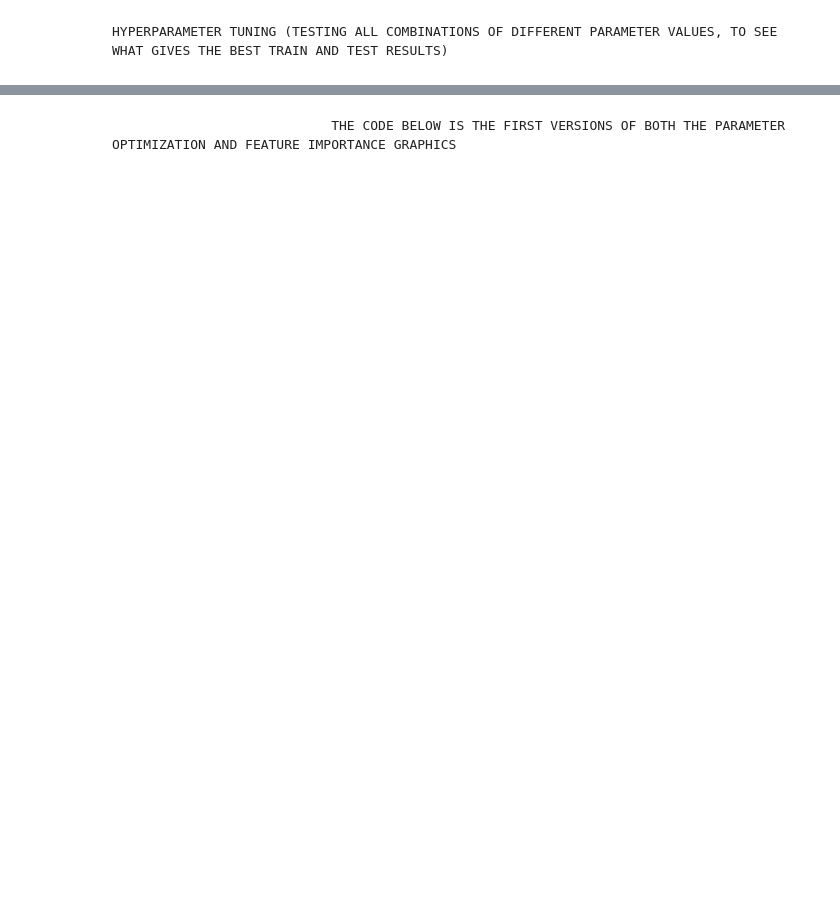
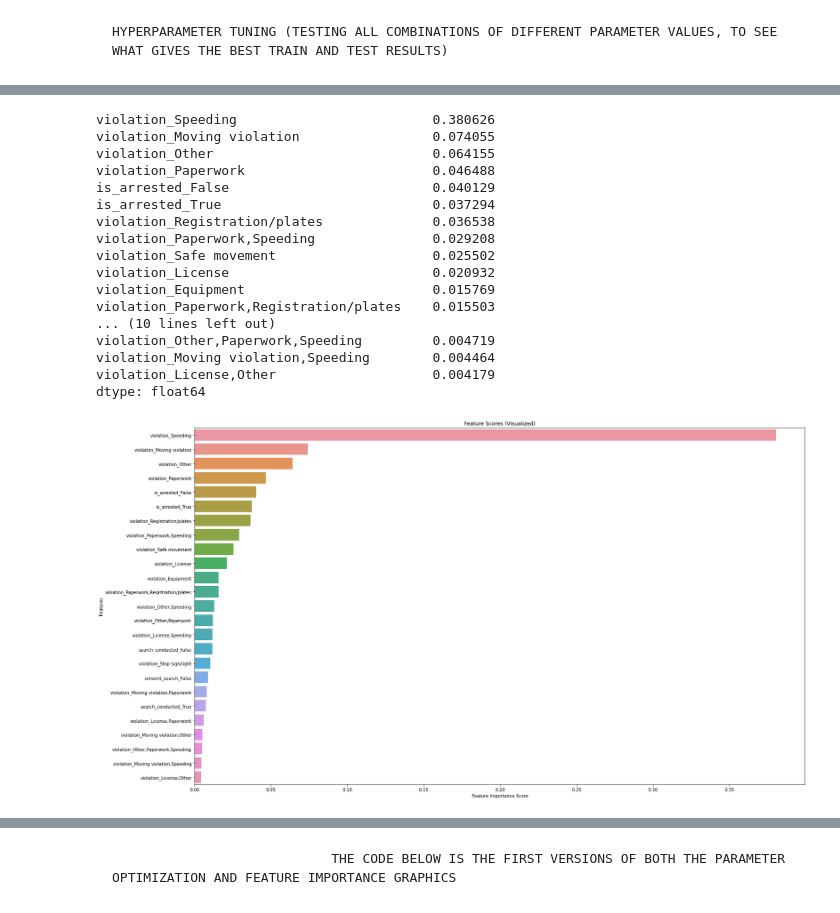
Before and after one commit to MasterWolff/BDA-Project, a Jupyter notebook: BDA code.ipynb, the cells around one changed output, grey strips where cells are left out. Drawn from its saved outputs; the diff is of its cells as text; code cells hidden in the pictures; blank space fills up the shorter version.

```diff
--- a/BDA code.ipynb
+++ b/BDA code.ipynb
@@ -180,0 +284,40 @@ rforest_tuning()
+# %%
+def feature_importances():
+    Xd_train, Xd_test, y_train, y_test = train_test_split(Xd, y, random_state = 0)
+    rfc_model = RandomForestClassifier(n_estimators = 100, random_state = 0)
+    rfc_model.fit(Xd, y)
+    feature_scores = pd.Series(rfc_model.feature_importances_, index = Xd_train.columns).sort_values(ascending = False).nlargest(25) #nlargest can be removed to plot all features
+    print(feature_scores)
+
+    def visualize_importance():
+        f, ax = plt.subplots(figsize = (25,15))
+        ax = sns.barplot(x = feature_scores, y = feature_scores.index, data = df_testing)
+        ax.set_title('Feature Scores (Visualized)')
+        ax.set_yticklabels(feature_scores.index)
+        ax.set_xlabel('Feature Importance Score')
+        ax.set_ylabel('Features')
+
+        plt.show
+
+    visualize_importance()
+
+feature_importances()
+# %% [output]
+violation_Speeding                         0.380626
+violation_Moving violation                 0.074055
+violation_Other                            0.064155
+violation_Paperwork                        0.046488
+is_arrested_False                          0.040129
+is_arrested_True                           0.037294
+violation_Registration/plates              0.036538
+violation_Paperwork,Speeding               0.029208
+violation_Safe movement                    0.025502
+violation_License                          0.020932
+violation_Equipment                        0.015769
+violation_Paperwork,Registration/plates    0.015503
+... (10 lines left out)
+violation_Other,Paperwork,Speeding         0.004719
+violation_Moving violation,Speeding        0.004464
+violation_License,Other                    0.004179
+dtype: float64
+[figure, added]
```
Also changed, not shown: parts of 21 cells of this notebook.
